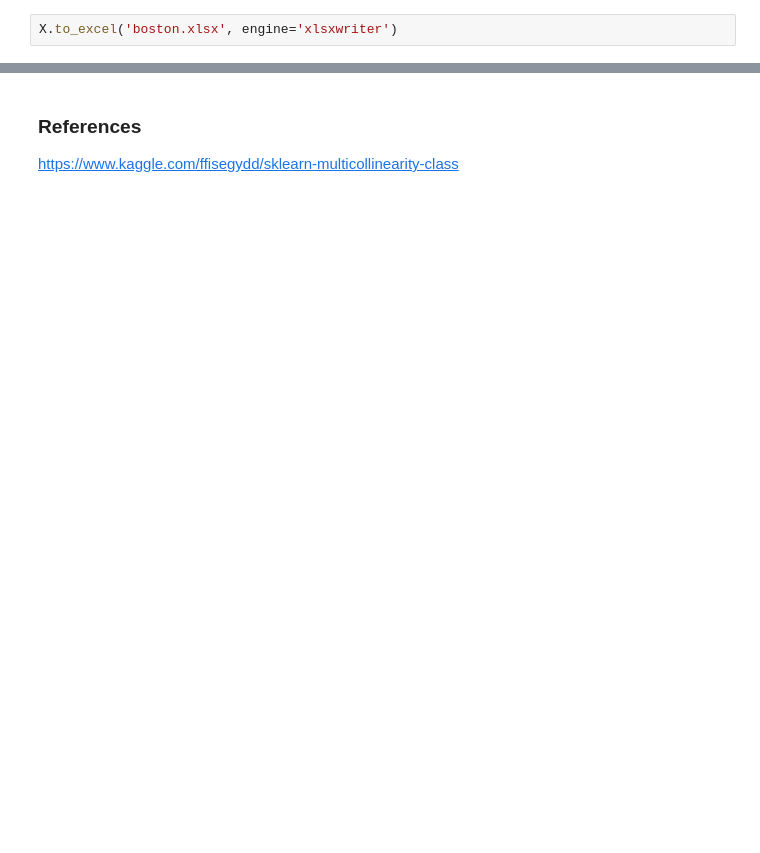
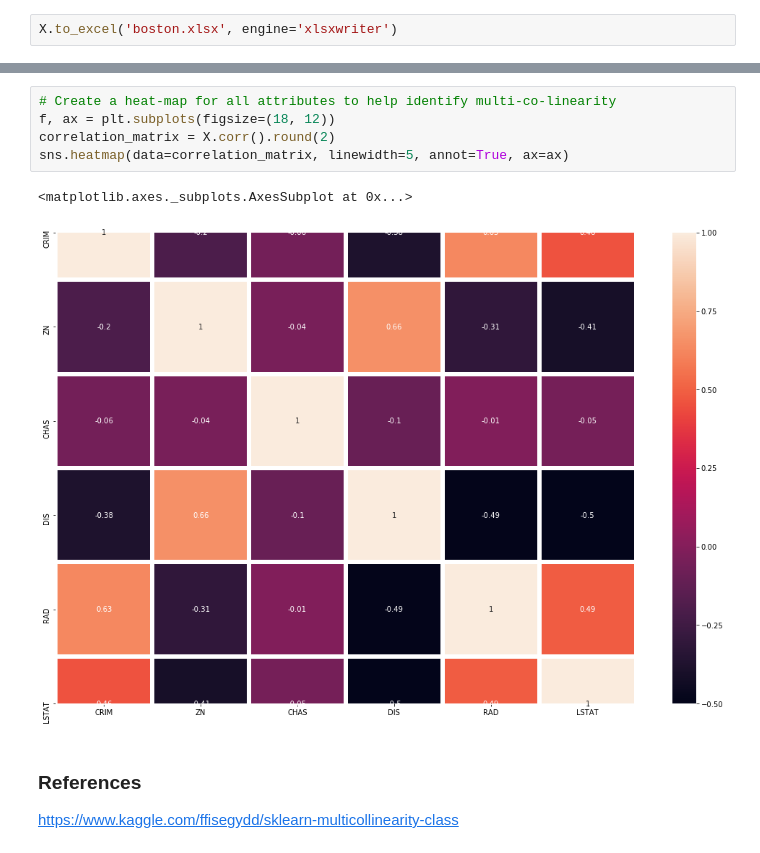
Before and after one commit to SimonMcLain/ML-Statistics-Project-2019-G00364775, a Jupyter notebook: Multicolinearity clean-up of data.ipynb, the cells around one changed output, grey strips where cells are left out. Saved outputs shown, nothing was run; the diff lists cells and outputs as text; blank space fills up the shorter version.

Commit message:
Added pairplot to project notebook and moved heatmap to colinearisation notebook

```diff
--- a/Multicolinearity clean-up of data.ipynb
+++ b/Multicolinearity clean-up of data.ipynb
@@ -120,3 +139,11 @@ X.to_excel('boston.xlsx', engine='xlsxwriter')
+# %%
+# Create a heat-map for all attributes to help identify multi-co-linearity
+f, ax = plt.subplots(figsize=(18, 12))
+correlation_matrix = X.corr().round(2)
+sns.heatmap(data=correlation_matrix, linewidth=5, annot=True, ax=ax)
+# %% [output]
+<matplotlib.axes._subplots.AxesSubplot at 0x...>
+[figure, added]
 # %% [markdown]
 ### References
 https://www.kaggle.com/ffisegydd/sklearn-multicollinearity-class
```
Also changed, not shown: parts of 4 cells of this notebook, 2 other files.
